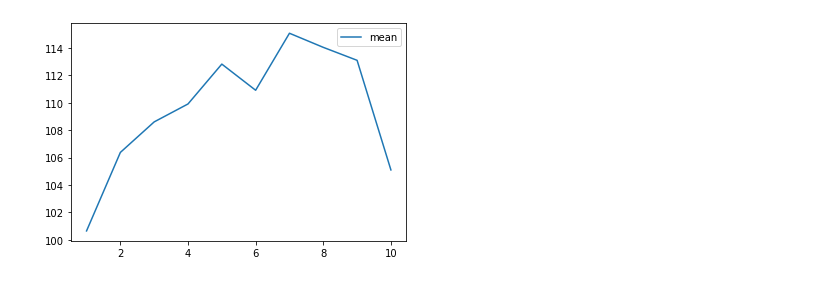
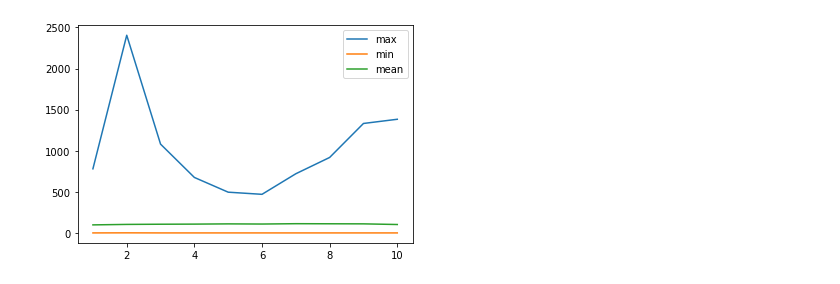
Before and after one commit to dmandic17/medical-drug-review-analysis, a Jupyter notebook: experiments/03_Text_Length_Analysis.ipynb, the cells around one changed output. Drawn from its saved outputs; the diff is of its cells as text; code cells hidden in the pictures.

```diff
--- a/experiments/03_Text_Length_Analysis.ipynb
+++ b/experiments/03_Text_Length_Analysis.ipynb
@@ -1,35 +1,37 @@
 # %%
 import pandas as pd
 import nltk
-data = pd.read_csv("C:/MasterML\Data Literacy/Project\medical-drug-review-analysis/data/drugsComTrain_top_conditions.csv")
+import numpy as np
+import matplotlib.pyplot as plt
+from sklearn.preprocessing import PolynomialFeatures
+from sklearn.linear_model import LinearRegression
+from sklearn.pipeline import Pipeline
+data = pd.read_csv("../data/drugsComTrain_top_conditions.csv")
 # %%
 data["text_length"] = data["review"].transform(lambda x: len(nltk.word_tokenize(x)))
 # %%
 data["normal_rating"]=(data["rating"]-data["rating"].mean())/data["rating"].std()
 data["normal_text_length"]=(data["text_length"]-data["text_length"].mean())/data["text_length"].std()
 # %%
-import numpy as np
-import matplotlib.pyplot as plt
-from sklearn.preprocessing import PolynomialFeatures
-from sklearn.linear_model import LinearRegression
-from sklearn.pipeline import Pipeline
 def normalize(x):
     x = (x-np.mean(x))/np.linalg.norm(x)
     return x
 
 groupby_ratings = data.groupby("rating")
 length_mean = groupby_ratings["text_length"].mean()
-#length_sum = groupby_ratings["text_length"].sum()
-#length_max = groupby_ratings["text_length"].max()
-#length_min = groupby_ratings["text_length"].min()
+length_sum = groupby_ratings["text_length"].sum()
+length_max = groupby_ratings["text_length"].max()
+length_min = groupby_ratings["text_length"].min()
 #length_mean = normalize(length_mean)
 #length_sum = normalize(length_sum)
+#length_min = normalize(length_min)
+#length_max = normalize(length_max)
 
-#plt.plot(range(1,11), length_max, label="max")
-#plt.plot(range(1,11), length_min, label="min")
+plt.plot(range(1,11), length_max, label="max")
+plt.plot(range(1,11), length_min, label="min")
 plt.plot(range(1,11), length_mean, label="mean")
 #plt.plot(range(1,11), length_sum, label="sum")
 plt.legend()
 plt.show()
 # %% [output]
-[figure, old version]
+[figure, new version]
```
Also changed, not shown: parts of 5 cells of this notebook, 3 other files.
